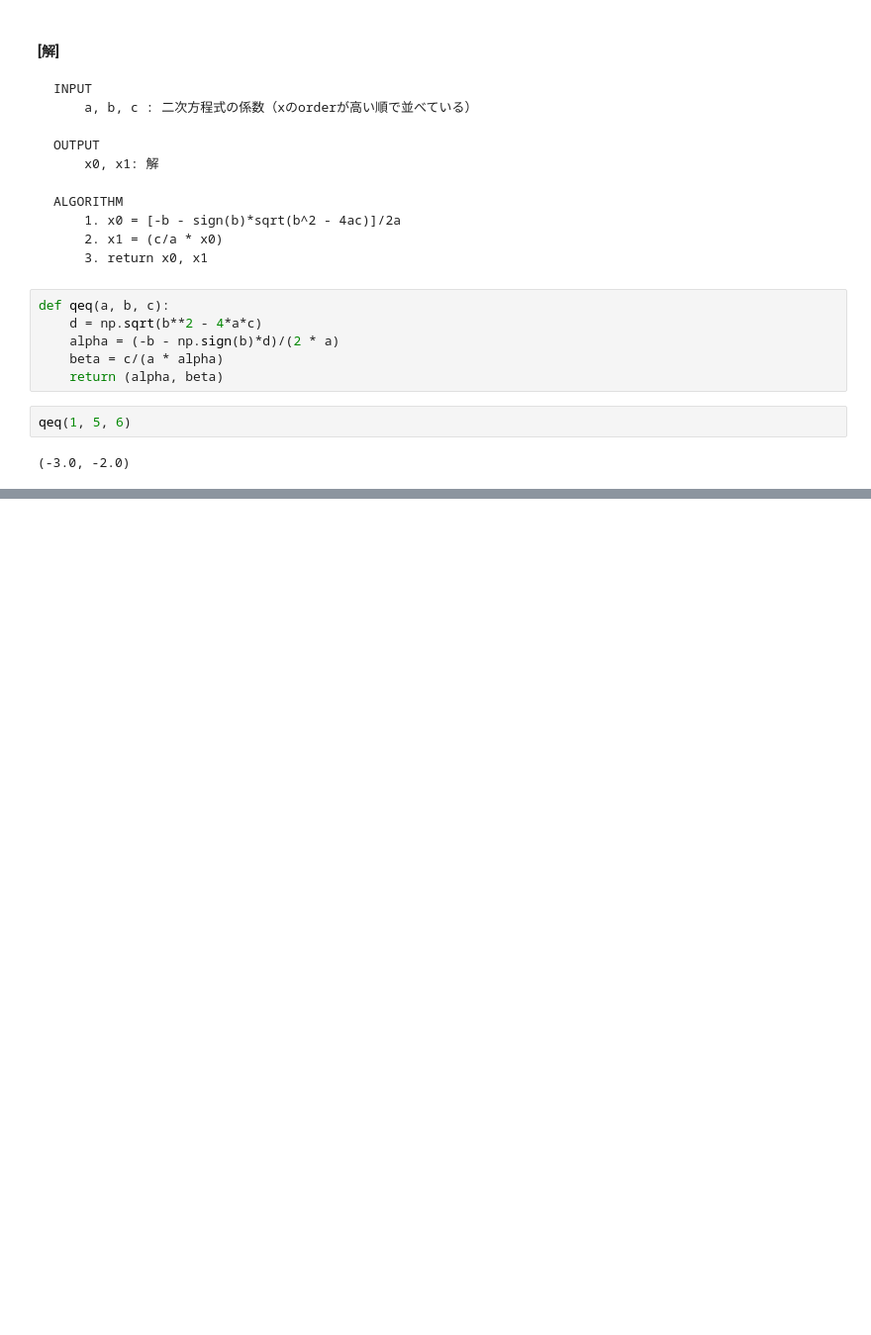
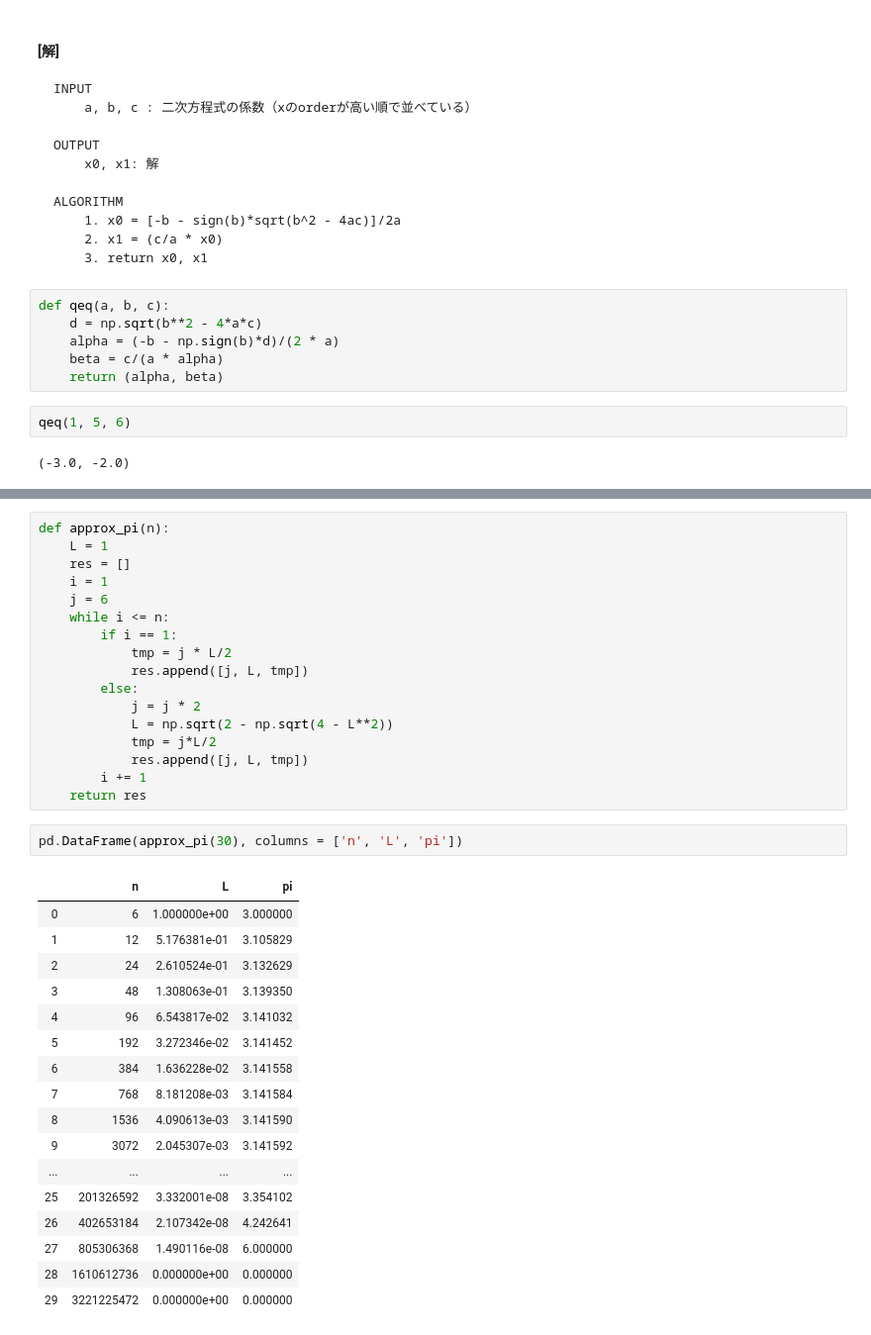
Before and after one commit to RyoNakagami/mathematical_computation, a Jupyter notebook: mathematical_computation101/lecturenotes/ch01.ipynb, the cells around one changed output, grey strips where cells are left out. Shown at 99% size. Cells and saved outputs as stored; diff of their text form; blank space fills up the shorter version.

```diff
--- a/mathematical_computation101/lecturenotes/ch01.ipynb
+++ b/mathematical_computation101/lecturenotes/ch01.ipynb
@@ -1150,0 +1406,37 @@ qeq(1, 5, 6)
+# %%
+def approx_pi(n):
+    L = 1
+    res = []
+    i = 1
+    j = 6
+    while i <= n:
+        if i == 1:
+            tmp = j * L/2
+            res.append([j, L, tmp])
+        else:
+            j = j * 2
+            L = np.sqrt(2 - np.sqrt(4 - L**2))
+            tmp = j*L/2
+            res.append([j, L, tmp])
+        i += 1
+    return res
+# %%
+pd.DataFrame(approx_pi(30), columns = ['n', 'L', 'pi'])
+# %% [output]
+|  | n | L | pi |
+| 0 | 6 | 1.000000e+00 | 3.000000 |
+| 1 | 12 | 5.176381e-01 | 3.105829 |
+| 2 | 24 | 2.610524e-01 | 3.132629 |
+| 3 | 48 | 1.308063e-01 | 3.139350 |
+| 4 | 96 | 6.543817e-02 | 3.141032 |
+| 5 | 192 | 3.272346e-02 | 3.141452 |
+| 6 | 384 | 1.636228e-02 | 3.141558 |
+| 7 | 768 | 8.181208e-03 | 3.141584 |
+| 8 | 1536 | 4.090613e-03 | 3.141590 |
+| 9 | 3072 | 2.045307e-03 | 3.141592 |
+| ... | ... | ... | ... |
+| 25 | 201326592 | 3.332001e-08 | 3.354102 |
+| 26 | 402653184 | 2.107342e-08 | 4.242641 |
+| 27 | 805306368 | 1.490116e-08 | 6.000000 |
+| 28 | 1610612736 | 0.000000e+00 | 0.000000 |
+| 29 | 3221225472 | 0.000000e+00 | 0.000000 |
```
Also changed, not shown: parts of 44 cells of this notebook, 2 other files.
